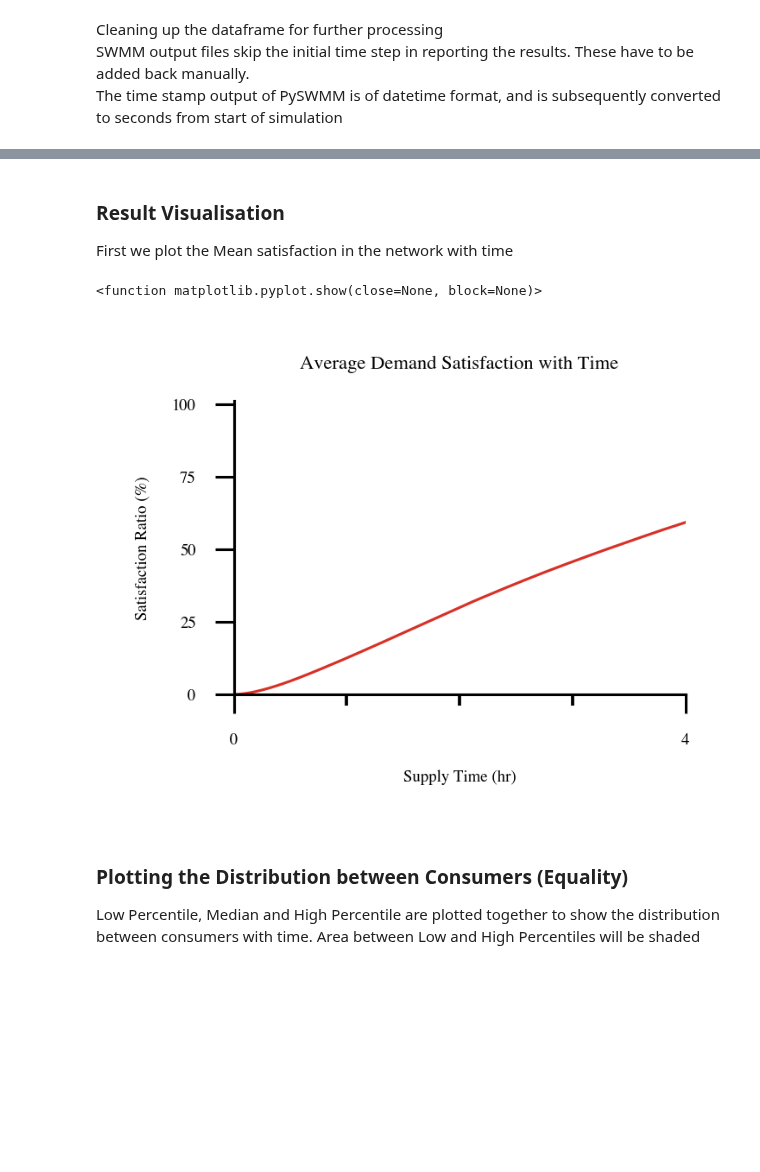
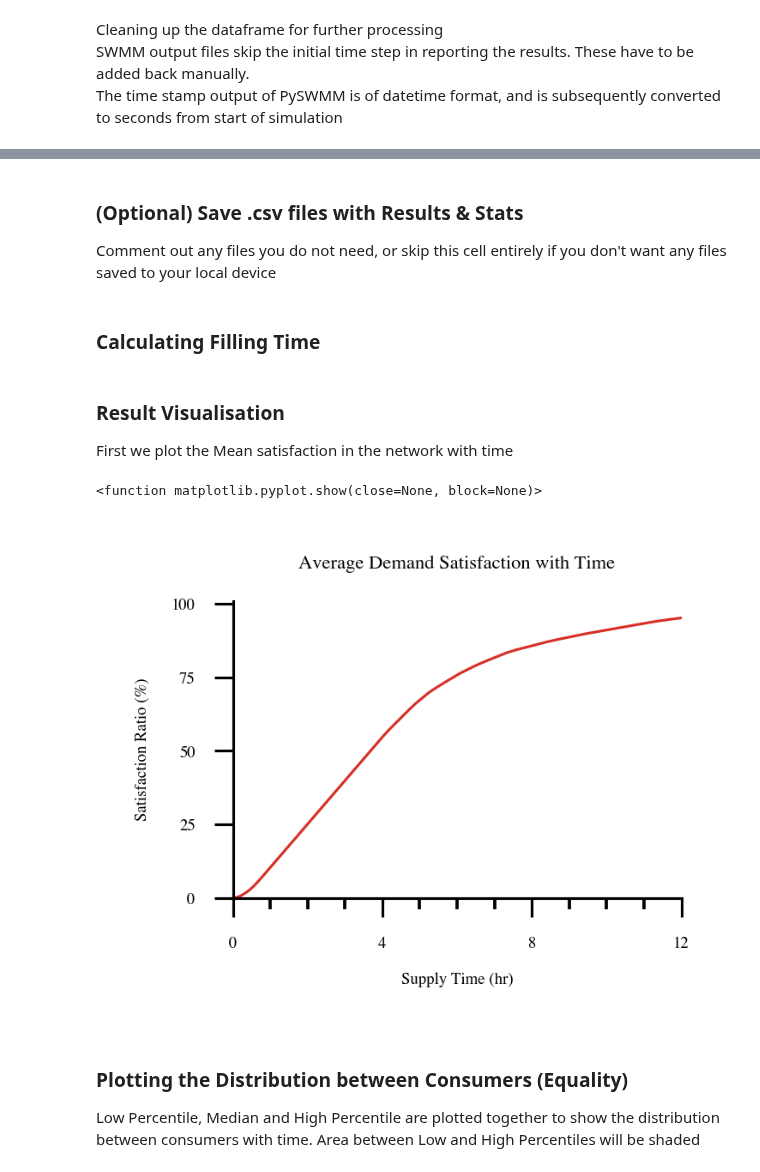
Before and after one commit to Omar-Abdelazeem/IWS-Modelling-Methods, a Jupyter notebook: Running-Methods/SWMM/SWMM-V.ipynb, the cells around one changed output, grey strips where cells are left out. Drawn from its saved outputs; the diff is of its cells as text; code cells hidden in the pictures; blank space fills up the shorter version.

Commit message:
Fixed the SWMM-VR conversion

```diff
--- a/Running-Methods/SWMM/SWMM-V.ipynb
+++ b/Running-Methods/SWMM/SWMM-V.ipynb
@@ -28,8 +30,8 @@ Input filename (with extensions) as string.
 For running the .inp files in this repository, you can use this relative path `"../Network-Files/Network X/"` where X is the network number
 # %%
  # Replace with appropriate path and filename
-directory='/Users/omaraliamer/Desktop/UofT/Publications/How to Model IWS/INP Files/'
-filename='N3a_Campisano_10m_FORCE_MAIN_Vrestricted_12hr.inp'
+directory='/Users/omaraliamer/Desktop/UofT/Publications/How to Model IWS/Github/IWS-Modelling-Methods-Repo/Network-Files/Network 1/'
+filename='Network1_12hr_SWMM-VRW.inp'
 name_only=filename[0:-7]
 print("Selected File: ",name_only)
 abs_path=directory+filename
@@ -52,8 +54,9 @@ To later filter the results to include only the demand nodes, the IDs of the dem
 nodes=pyswmm.nodes.Nodes(sim)
 tankids=[]
 for node in nodes:
-    if re.search('S',node.nodeid):
+    if re.search('StorageforNode',node.nodeid):
         tankids.append(node.nodeid)
+demand_node_ids=[x[14:] for x in tankids]
 # %% [markdown]
 ### Running the SWMM simulation
 PySWMM has two modes of running a SWMM simulation
@@ -121,7 +130,7 @@ The time stamp output of PySWMM is of datetime format, and is subsequently conve
 # Stores the start time stamp of the simulation
 start_time=index[0]
 # List to store index of time in seconds (0 added as the missing initial time step)
-new_index=[0]
+new_index=[]
 
 # Loops through old index (datetime)
 for time in index:
@@ -130,17 +139,21 @@ for time in index:
     # Appends time in seconds to new index
     new_index.append(timesec+10)
 
-# Sets all depths higher than 1 to 1 (Since any additional depth is due to the thin elongated portion of the tank curve, refer to methods section for more details)
-Depths[Depths > 1]=1
+Tank_Depths["time"]=new_index
+Tank_Depths.set_index("time",inplace=True)
+Tank_Depths[Tank_Depths>1]=1
+
+Node_Depths["time"]=new_index
+Node_Depths.set_index("time",inplace=True)
 
 ### Formatting the DataFrame to add a zero row at the beginning (for the initial time step) and fix index and column names
-Depths.index=new_index[1:]
-Depths.columns=tankids
-Depths=Depths.loc[~Depths.index.duplicated(keep='first')]
-zeros=pd.DataFrame([0]*245).transpose()
-zeros.index=[0]
-zeros.columns=tankids
-Depths=pd.concat([zeros,Depths])
+Tank_Depths.loc[0,:]=0
+Tank_Depths.sort_index(inplace=True)
+
+Node_Depths.loc[0,:]=0
+Node_Depths.sort_index(inplace=True)
+Node_Depths.columns=Tank_Depths.columns
 
 # Calculates supply duration in minutes from the last entry in the new index (seconds)
 supply_duration=new_index[-1]/60
+reporting_step=new_index[1]-new_index[0]
@@ -156,8 +175,11 @@ low_percent_val=10   # Range 0 to 100 ONLY
 high_percent_val=90  # Range 0 to 100 ONLY
 
 # Loop over each row (time step) in the results and calculate values of mean, median, low and high percentiles
-for row in Depths.index:
-    mean.loc[row]=np.mean(Depths.loc[row,:])*100
-    low_percentile.loc[row]=np.percentile(Depths.loc[row,:],low_percent_val)*100
-    median.loc[row]=np.percentile(Depths.loc[row,:],50)*100
-    high_percentile.loc[row]=np.percentile(Depths.loc[row,:],high_percent_val)*100
+for row in Tank_Depths.index:
+    mean.loc[row]=np.mean(Tank_Depths.loc[row,:])*100
+    low_percentile.loc[row]=np.percentile(Tank_Depths.loc[row,:],low_percent_val)*100
+    median.loc[row]=np.percentile(Tank_Depths.loc[row,:],50)*100
+    high_percentile.loc[row]=np.percentile(Tank_Depths.loc[row,:],high_percent_val)*100
+# %% [markdown]
+### (Optional) Save .csv files with  Results & Stats
+Comment out any files you do not need, or skip this cell entirely if you don't want any files saved to your local device
@@ -163,0 +201,2 @@ for row in Depths.index:
+# %% [markdown]
+### Calculating Filling Time
@@ -176,35 +234,35 @@ mpl.rcParams['axes.linewidth'] = 0.5
 
 # Prepping an xaxis with hr format
 supply_duration_hr=supply_duration/60
-xaxis=[x/3600 for x in new_index]
+xaxis=[x/3600 for x in Tank_Depths.index]
 
 fig, ax=plt.subplots()
 # Change figure size (and aspect ratio) by adjusting height and width here
 fig.set_figwidth(1.5)
 fig.set_figheight(1)
 
 # Formatting Plot: Setting a Title, x- and y-axis limits, major and minor ticks
 ax.set_title('Average Demand Satisfaction with Time')
 ax.set_xlim(0,supply_duration_hr)
 ax.set_ylim(0,101)
 ax.set_xticks(np.arange(0,supply_duration_hr+1,4))
 ax.set_xticks(np.arange(0,supply_duration_hr+1,1),minor=True)
 ax.set_yticks(np.arange(0,101,25))
 ax.tick_params(width=0.5)
 
 # Data to be plotted: Mean as a percentage (hence the multiplication by 100)
 # Change color by changing the string next to c= and linewidth by value
 line1,=ax.plot(xaxis,mean, c='#d73027',linewidth=0.5)
 plt.xlabel('Supply Time (hr)')
 plt.ylabel('Satisfaction Ratio (%)')
 # Optional: show grid or turn on and off spines (Plot box sides)
 # ax.grid(visible=True,which='both')
 ax.spines['top'].set_visible(False)
 ax.spines['right'].set_visible(False)
 plt.show
 # %% [output]
 <function matplotlib.pyplot.show(close=None, block=None)>
-[figure, old version]
+[figure, new version]
 # %% [markdown]
 ### Plotting the Distribution between Consumers (Equality)
 Low Percentile, Median and High Percentile are plotted together to show the distribution between consumers with time. Area between Low and High Percentiles will be shaded
```
Also changed, not shown: parts of 10 cells of this notebook, 21 other files.
